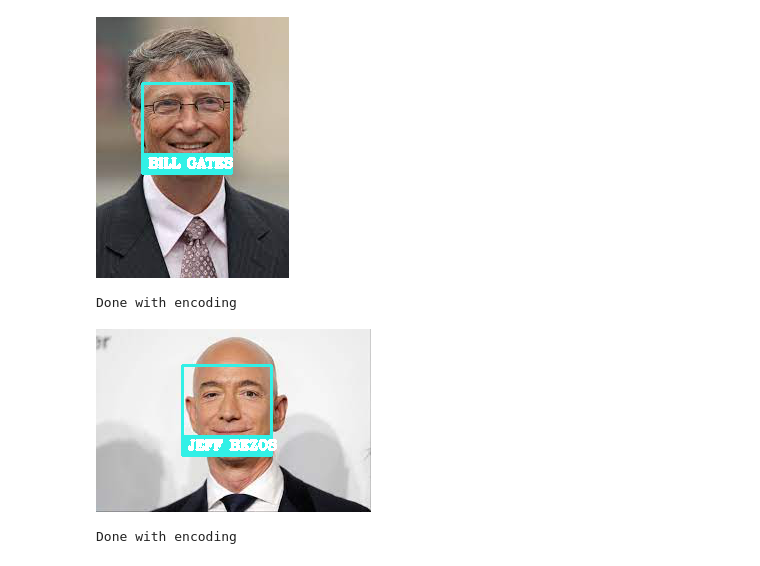
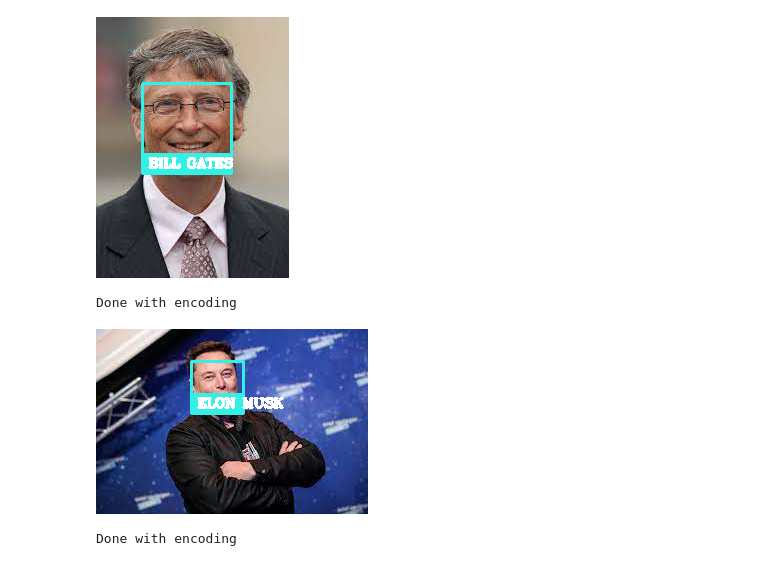
Before and after one commit to vanamalamanish/Face_Recognition, a Jupyter notebook: Face_recognition.ipynb, the cells around one changed output. Drawn from its saved outputs; the diff is of its cells as text; code cells hidden in the pictures.

```diff
--- a/Face_recognition.ipynb
+++ b/Face_recognition.ipynb
@@ -103,37 +103,37 @@ for i in mylist:
 #we are creating a function called findEncoding this function evaluates the Encodings of the Known images and returns the encodingList
 def findEncoding(images):
   encodingList=[]
   for img in images:
-    img=cv2.cvtColor(img, cv2.COLOR_BGR2RGB)# converting the image to BGR
+    img=cv2.cvtColor(img, cv2.COLOR_BGR2RGB)# converting the image to RGB
     encode=face_recognition.face_encodings(img)[0]
     encodingList.append(encode)
   return(encodingList)
 
 #creating a list for storing the encoded image list
 encodeListKnown = findEncoding(images)
 print("Done with encoding")
-testImage=face_recognition.load_image_file("/content/img/Unknown/jeff bezos1.jpg") # loading the test image
+testImage=face_recognition.load_image_file("/content/img/Unknown/elon musk1.jpg") # loading the test image
 testfaceLocations=face_recognition.face_locations(testImage) # finding the locations of faces in the test image
 testEncodings=face_recognition.face_encodings(testImage) #finding the encoding of faces in the test image
 #iterating over each and every face (locations and encoding)
 #face location  consists of four boundries top , bottom , left , right so we are unpacking storing in respective variables
 #zip function returns the iterator of tuples based on the iterable object
 #If multiple iterables are passed, zip() returns an iterator of tuples with each tuple having elements from all the iterables.
 for (top,right,bottom,left),testEncoding in zip(testfaceLocations,testEncodings):
   matches = face_recognition.compare_faces(encodeListKnown,testEncoding,tolerance=0.6) # comparing the face in the test image with known image using the encoding value.
   facedist= face_recognition.face_distance(encodeListKnown,testEncoding) # It is finding the face distance between face in the test image with known image using the encoding value..
   matchindex = np.argmin(facedist) # finding the index of minimum face distance from the facedist
   name ="Unkown"
   if matches[matchindex]: # getting the name from the person_name list
      name=Person_names[matchindex].upper()
   cv2.rectangle(testImage,(left,top),(right,bottom),(50,240,230),2)# creating a box around the face
   cv2.rectangle(testImage,(left,bottom-20),(right,bottom),(50,240,230),cv2.FILLED)# creating a box just down of the above box so that we can put the name of the person
   cv2.putText(testImage,name,(left+6,bottom-6),cv2.FONT_HERSHEY_COMPLEX,0.45,(255,255,255),2)# printing the name inside th box
-testImage=cv2.cvtColor(testImage, cv2.COLOR_RGB2BGR)#converting the test image back to RGB
+testImage=cv2.cvtColor(testImage, cv2.COLOR_BGR2RGB)#converting the test image to RBG
 cv2_imshow(testImage)#showing the testImage
 # %% [output]
 Done with encoding
-[figure, old version]
+[figure, new version]
 # %%
 #This is face Recognition project in Google Colab
 #For This is project You need to go to colab and install face_recognition module
```
Also changed, not shown: parts of 1 cell of this notebook.
